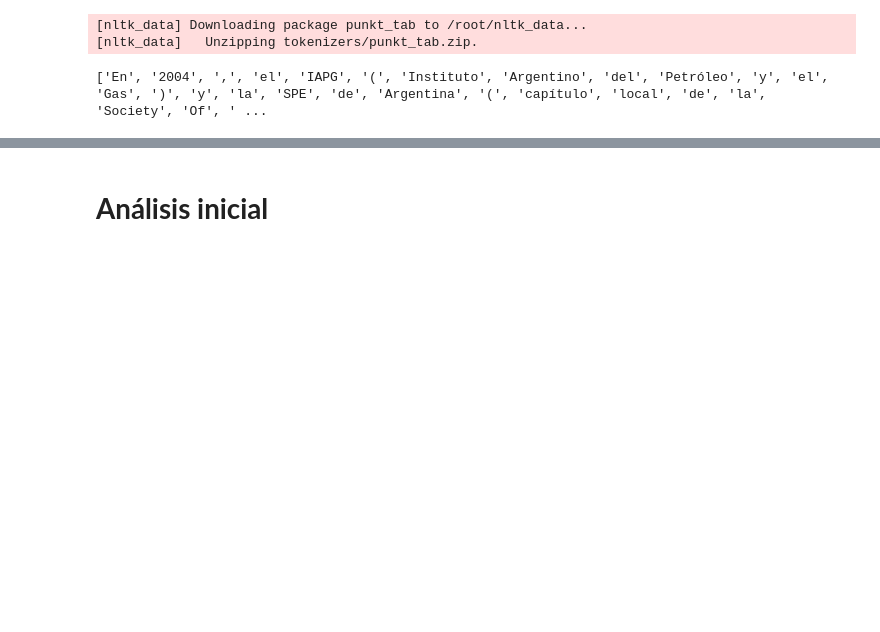
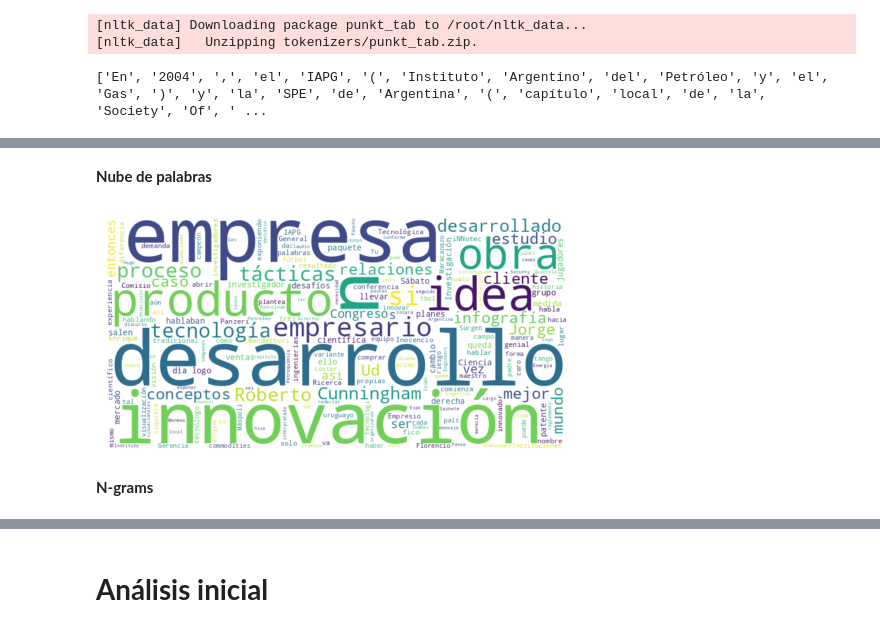
Before and after one commit to Carocschall/CoderHouse, a Jupyter notebook: DataScienceIII_CortezSchall.ipynb, the cells around one changed output, grey strips where cells are left out. Saved outputs shown, nothing was run; the diff lists cells and outputs as text; code cells hidden in the pictures; blank space fills up the shorter version.

```diff
--- a/DataScienceIII_CortezSchall.ipynb
+++ b/DataScienceIII_CortezSchall.ipynb
@@ -147,0 +201,20 @@ nlp = es_core_news_md.load()
+# %% [markdown]
+**Nube de palabras**
+# %%
+# Creamos un objeto de nube de palabras
+wordcloud = WordCloud(
+    width = 800,
+    height = 400,
+    background_color = 'white',
+    stopwords = stop_words
+).generate(texto_relevante)
+
+# Mostramos la nube de palabras generada
+plt.figure(figsize=(8, 3))
+plt.imshow(wordcloud, interpolation='bilinear')
+plt.axis('off')
+plt.show()
+# %% [output]
+[figure, added]
+# %% [markdown]
+**N-grams**
```
Also changed, not shown: parts of 8 cells of this notebook.
